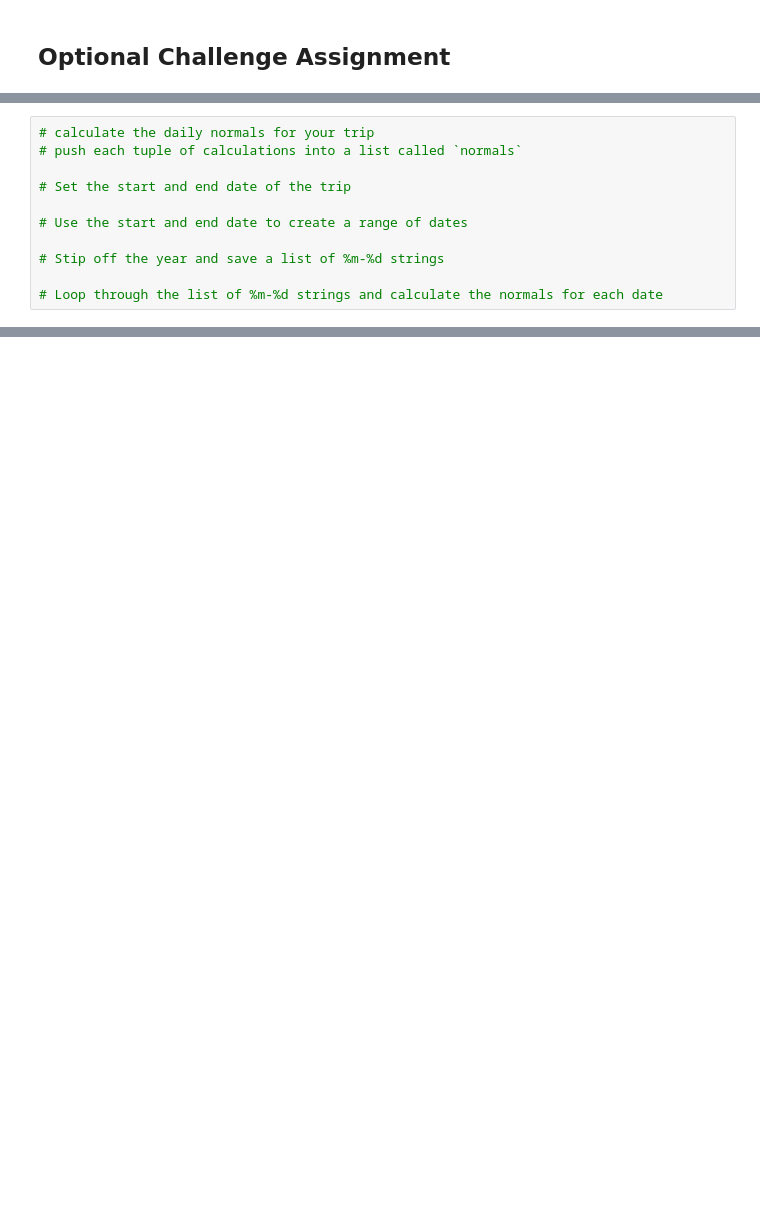
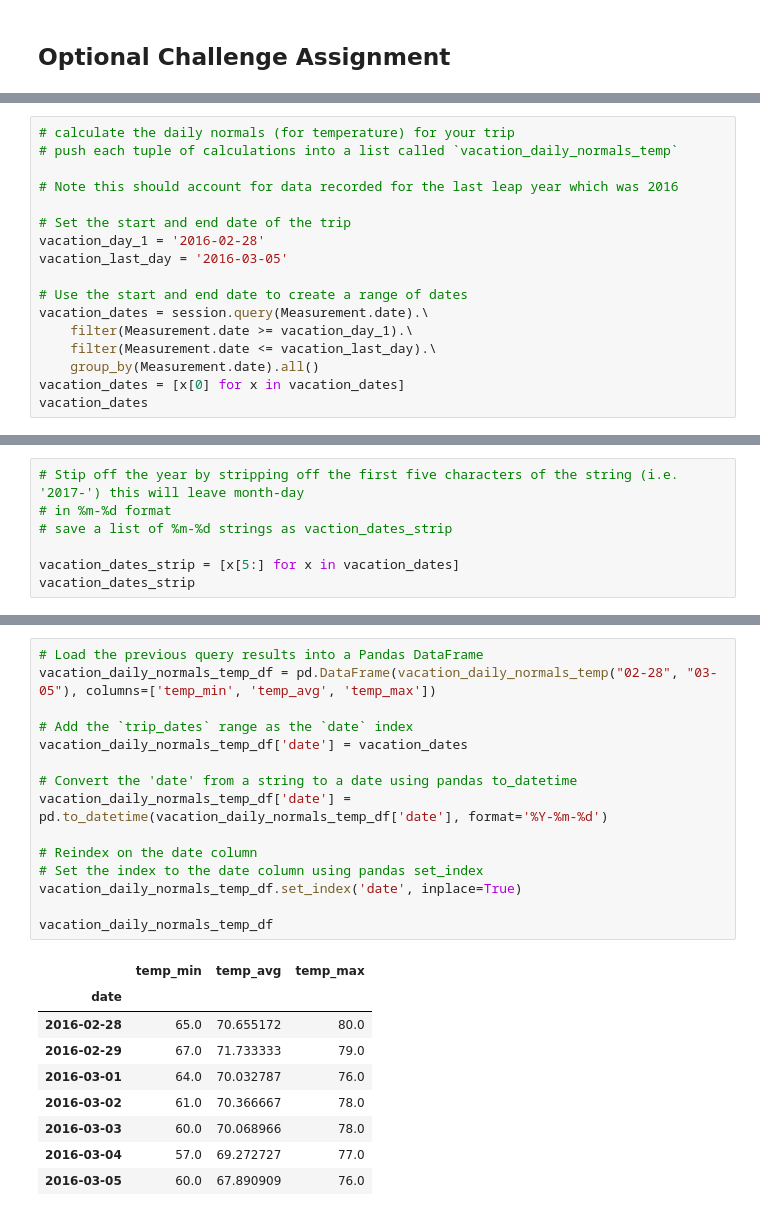
Before and after one commit to jamie-miller-rva/SQLAlchemy-Data-Storage-and-Retrieval, a Jupyter notebook: SQLAlchemy-Data-Storage-and-Retrieval.ipynb, the cells around one changed output, grey strips where cells are left out. Saved outputs shown, nothing was run; the diff lists cells and outputs as text; blank space fills up the shorter version.

```diff
--- a/SQLAlchemy-Data-Storage-and-Retrieval.ipynb
+++ b/SQLAlchemy-Data-Storage-and-Retrieval.ipynb
@@ -438,11 +451,17 @@ daily_normals("01-01")
 # %%
-# calculate the daily normals for your trip
-# push each tuple of calculations into a list called `normals`
+# calculate the daily normals (for temperature) for your trip
+# push each tuple of calculations into a list called `vacation_daily_normals_temp`
+
+# Note this should account for data recorded for the last leap year which was 2016
 
 # Set the start and end date of the trip
+vacation_day_1 = '2016-02-28'
+vacation_last_day = '2016-03-05'
 
 # Use the start and end date to create a range of dates
-
-# Stip off the year and save a list of %m-%d strings
-
-# Loop through the list of %m-%d strings and calculate the normals for each date
+vacation_dates = session.query(Measurement.date).\
+    filter(Measurement.date >= vacation_day_1).\
+    filter(Measurement.date <= vacation_last_day).\
+    group_by(Measurement.date).all()
+vacation_dates = [x[0] for x in vacation_dates]
+vacation_dates
@@ -452,0 +476,7 @@ daily_normals("01-01")
+# %%
+# Stip off the year by stripping off the first five characters of the string (i.e. '2017-') this will leave month-day
+# in %m-%d format
+# save a list of %m-%d strings as vaction_dates_strip
+
+vacation_dates_strip = [x[5:] for x in vacation_dates]
+vacation_dates_strip
@@ -452,0 +527,25 @@ daily_normals("01-01")
+# %%
+# Load the previous query results into a Pandas DataFrame
+vacation_daily_normals_temp_df = pd.DataFrame(vacation_daily_normals_temp("02-28", "03-05"), columns=['temp_min', 'temp_avg', 'temp_max'])
+
+# Add the `trip_dates` range as the `date` index
+vacation_daily_normals_temp_df['date'] = vacation_dates
+
+# Convert the 'date' from a string to a date using pandas to_datetime
+vacation_daily_normals_temp_df['date'] = pd.to_datetime(vacation_daily_normals_temp_df['date'], format='%Y-%m-%d')
+
+# Reindex on the date column
+# Set the index to the date column using pandas set_index
+vacation_daily_normals_temp_df.set_index('date', inplace=True)
+
+vacation_daily_normals_temp_df
+# %% [output]
+|  | temp_min | temp_avg | temp_max |
+| date |  |  |  |
+| 2016-02-28 | 65.0 | 70.655172 | 80.0 |
+| 2016-02-29 | 67.0 | 71.733333 | 79.0 |
+| 2016-03-01 | 64.0 | 70.032787 | 76.0 |
+| 2016-03-02 | 61.0 | 70.366667 | 78.0 |
+| 2016-03-03 | 60.0 | 70.068966 | 78.0 |
+| 2016-03-04 | 57.0 | 69.272727 | 77.0 |
+| 2016-03-05 | 60.0 | 67.890909 | 76.0 |
```
Also changed, not shown: parts of 16 cells of this notebook.
